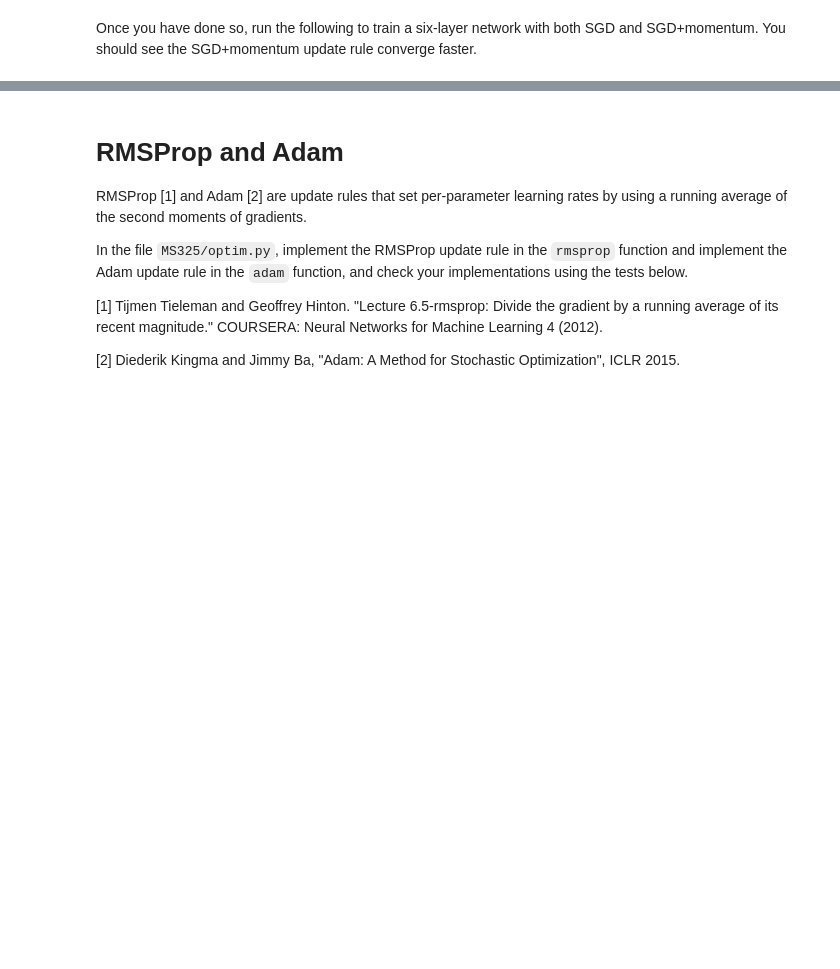
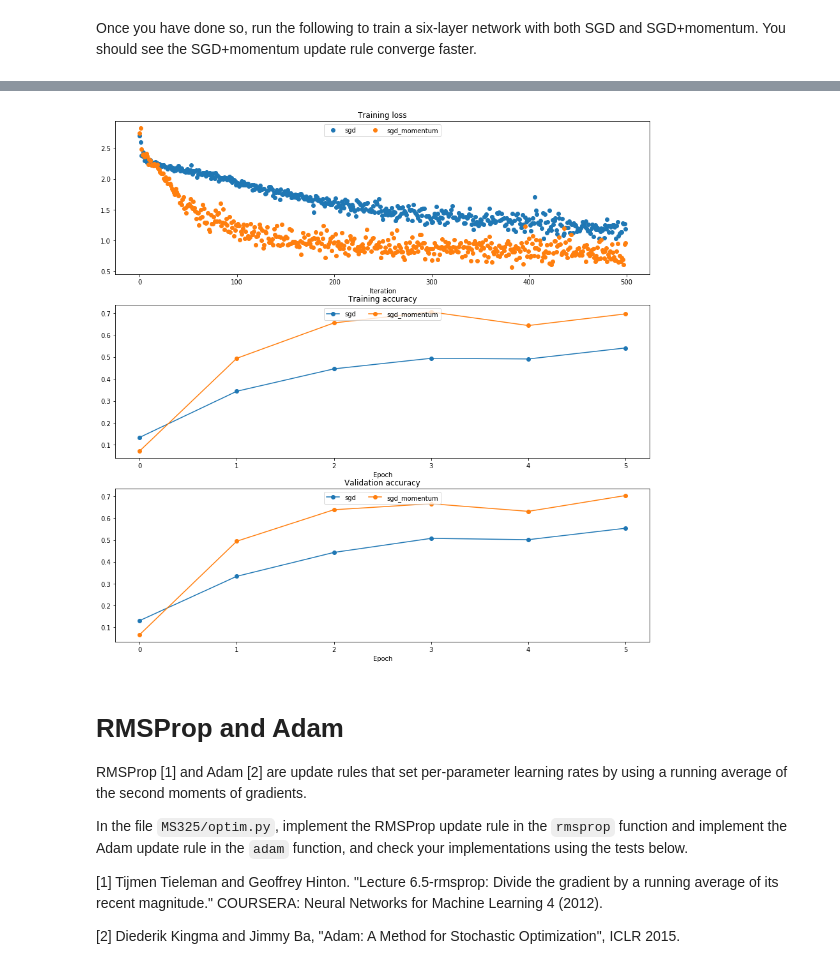
Before and after one commit to TimerChen/MS325_Assignment2, a Jupyter notebook: FullyConnectedNets.ipynb, the cells around one changed output, grey strips where cells are left out. Cells and saved outputs as stored; diff of their text form; code cells hidden in the pictures; blank space fills up the shorter version.

```diff
--- a/FullyConnectedNets.ipynb
+++ b/FullyConnectedNets.ipynb
@@ -448,7 +586,7 @@ for update_rule in ['sgd', 'sgd_momentum']:
                   num_epochs=5, batch_size=100,
                   update_rule=update_rule,
                   optim_config={
-                    'learning_rate': 1e-2,
+                    'learning_rate': 1e-3,
                   },
                   verbose=True)
   solvers[update_rule] = solver
@@ -482,3 +620,4 @@ for i in [1, 2, 3]:
   plt.legend(loc='upper center', ncol=4)
 plt.gcf().set_size_inches(15, 15)
 plt.show()
+# %% [output]
@@ -485,3 +641,4 @@ plt.show()
+[figure, added]
 # %% [markdown]
 # RMSProp and Adam
 RMSProp [1] and Adam [2] are update rules that set per-parameter learning rates by using a running average of the second moments of gradients.
```
Also changed, not shown: parts of 22 cells of this notebook, 6 other files.
